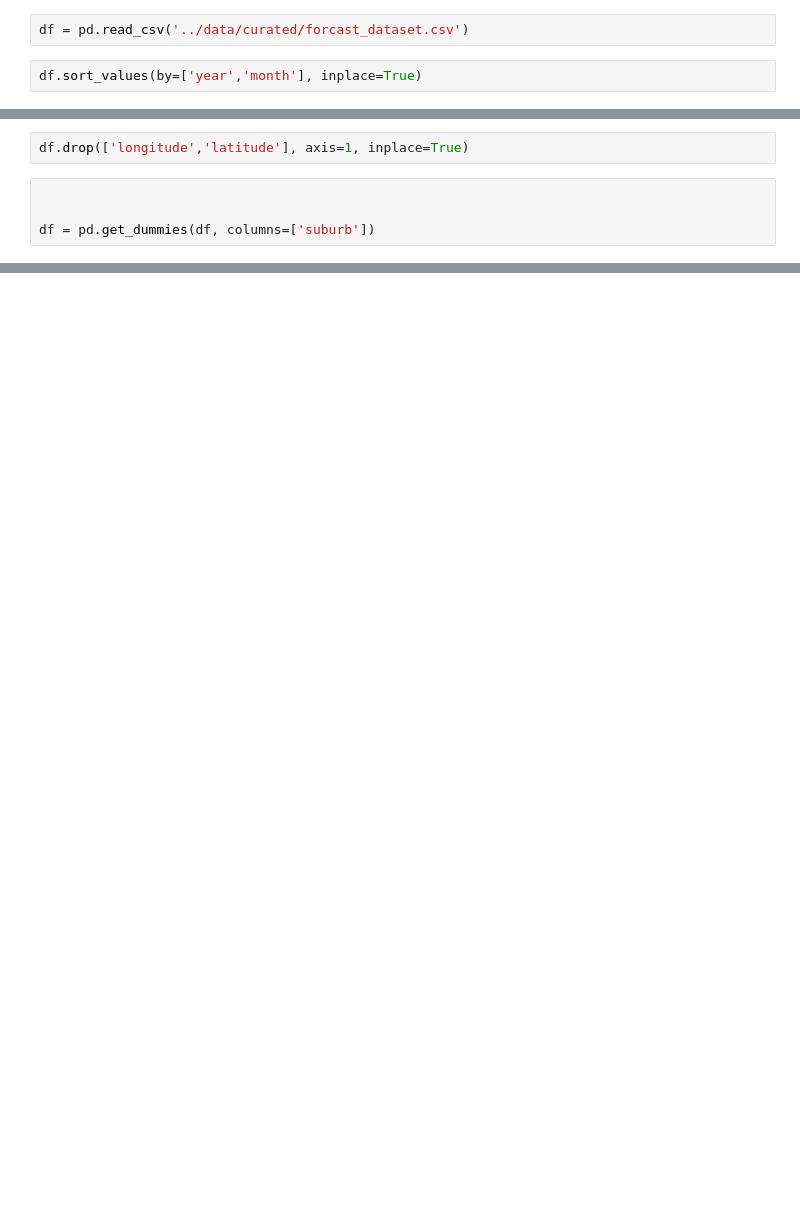
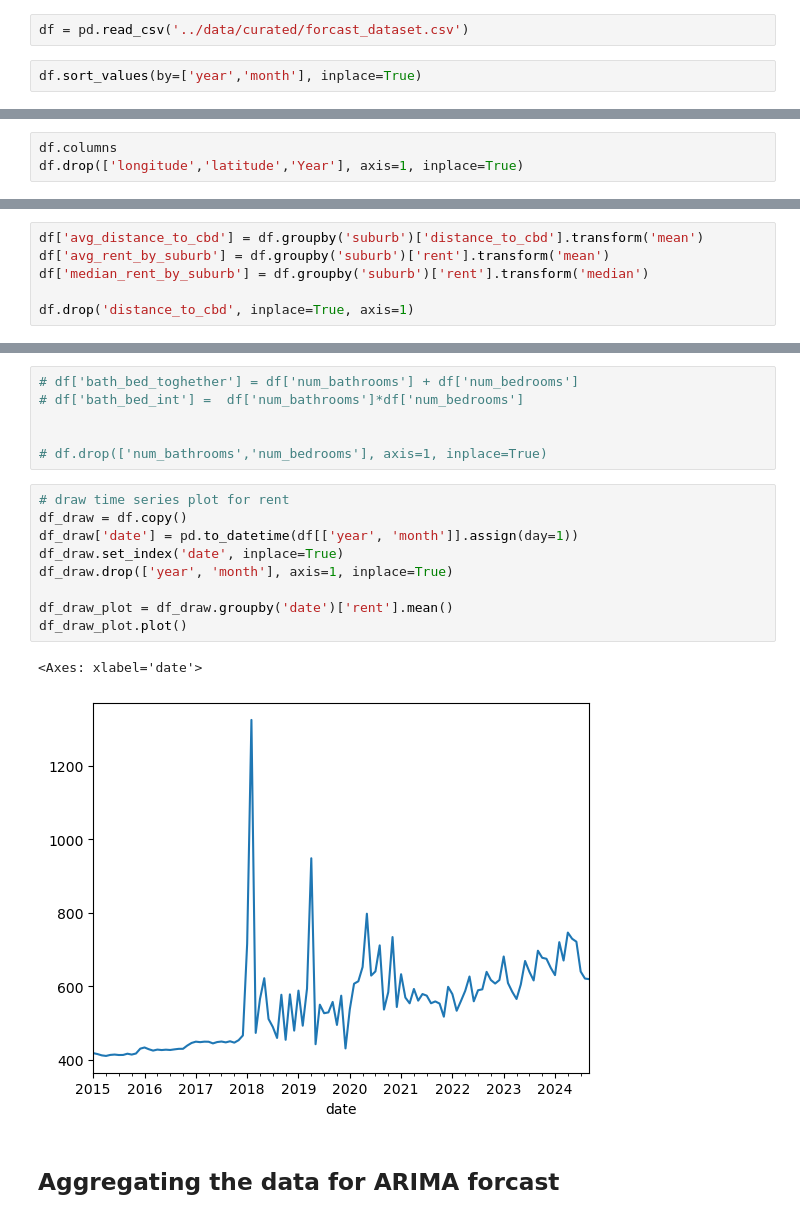
Before and after one commit to MAST30034-AppliedDataScience/project-2-group-real-estate-industry-project-32, a Jupyter notebook: notebooks/forcastReal.ipynb, the cells around one changed output, grey strips where cells are left out. Drawn from its saved outputs; the diff is of its cells as text; blank space fills up the shorter version.

Commit message:
forcasting

```diff
--- a/notebooks/forcastReal.ipynb
+++ b/notebooks/forcastReal.ipynb
@@ -49,7 +52,4 @@ Name: count, dtype: int64
 # %%
-df.drop(['longitude','latitude'], axis=1, inplace=True)
+df.columns
+df.drop(['longitude','latitude','Year'], axis=1, inplace=True)
-# %%
-
-
-df = pd.get_dummies(df, columns=['suburb'])
 # %%
@@ -77,0 +73,6 @@ y_test = y.loc[df['year'] == 2024]
+# %%
+df['avg_distance_to_cbd'] = df.groupby('suburb')['distance_to_cbd'].transform('mean')
+df['avg_rent_by_suburb'] = df.groupby('suburb')['rent'].transform('mean')
+df['median_rent_by_suburb'] = df.groupby('suburb')['rent'].transform('median')
+
+df.drop('distance_to_cbd', inplace=True, axis=1)
@@ -77,0 +94,20 @@ y_test = y.loc[df['year'] == 2024]
+# %%
+# df['bath_bed_toghether'] = df['num_bathrooms'] + df['num_bedrooms']
+# df['bath_bed_int'] =  df['num_bathrooms']*df['num_bedrooms']
+
+
+# df.drop(['num_bathrooms','num_bedrooms'], axis=1, inplace=True)
+# %%
+# draw time series plot for rent
+df_draw = df.copy()
+df_draw['date'] = pd.to_datetime(df[['year', 'month']].assign(day=1))
+df_draw.set_index('date', inplace=True)
+df_draw.drop(['year', 'month'], axis=1, inplace=True)
+
+df_draw_plot = df_draw.groupby('date')['rent'].mean()
+df_draw_plot.plot()
+# %% [output]
+<Axes: xlabel='date'>
+[figure, added]
+# %% [markdown]
+## Aggregating the data for ARIMA forcast
```
Also changed, not shown: parts of 21 cells of this notebook.
